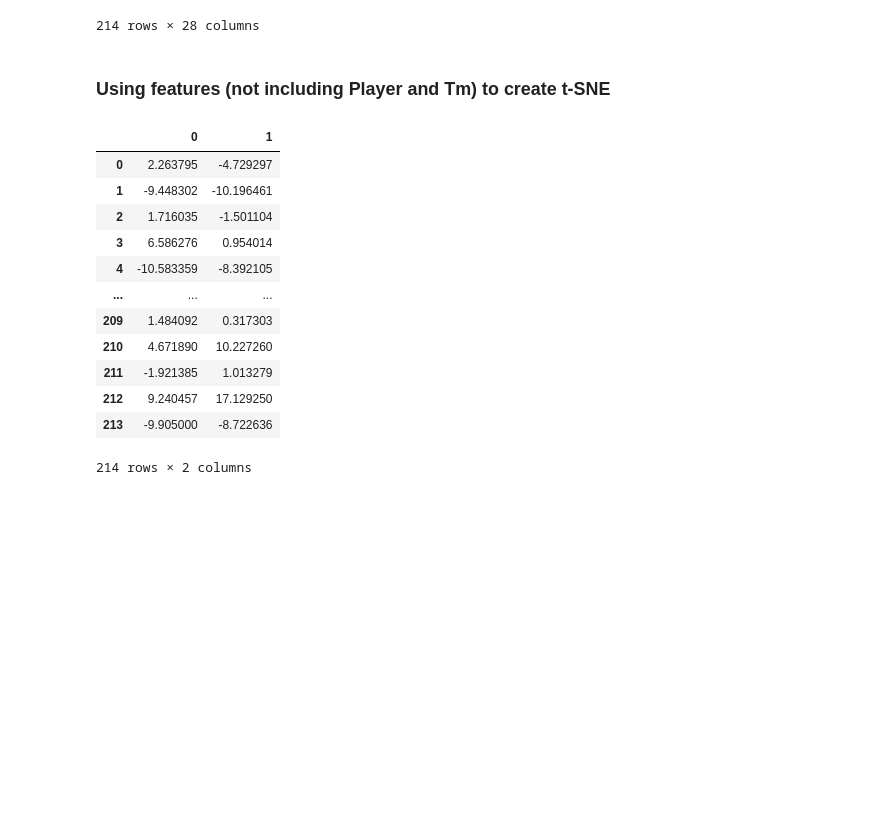
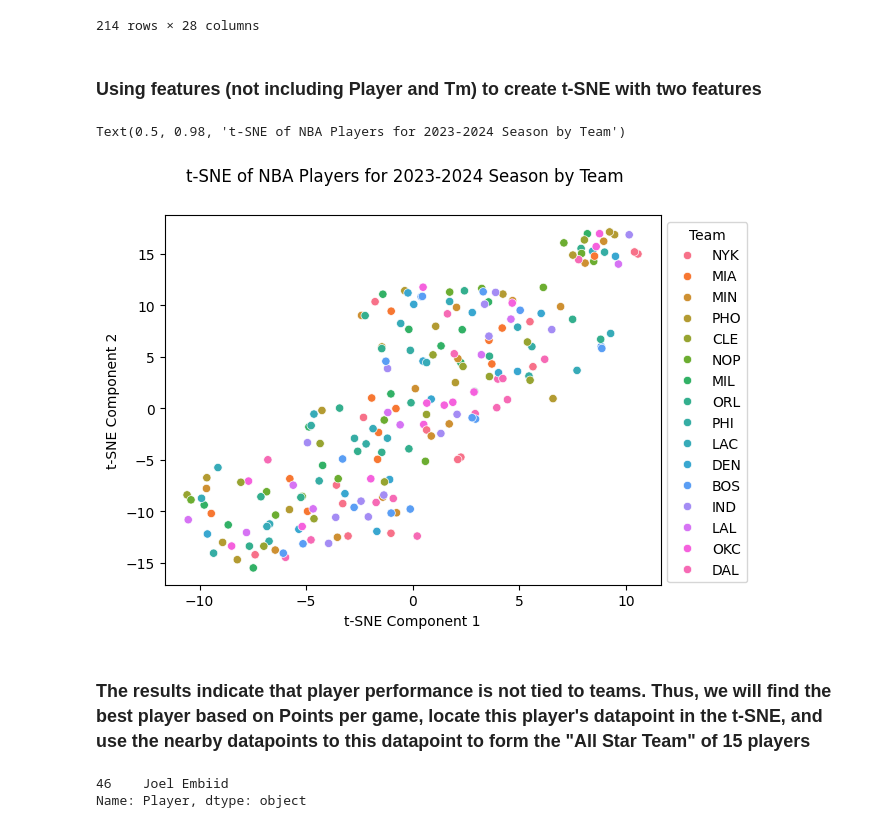
Before and after one commit to kjeeth04/NBA-pred, a Jupyter notebook: t-SNE.ipynb, the cells around one changed output. Saved outputs shown, nothing was run; the diff lists cells and outputs as text; code cells hidden in the pictures; blank space fills up the shorter version.

```diff
--- a/t-SNE.ipynb
+++ b/t-SNE.ipynb
@@ -23,23 +23,24 @@ df
 | 213 | Ivica Zubac | LAC | 16.2 | -0.195287 | -0.343249 | 0.372927 | 0.899003 | 1.292469 | 0.788305 | 1.041273 | ... | ... |
 214 rows × 28 columns
 # %% [markdown]
-### Using features (not including Player and Tm) to create t-SNE
+### Using features (not including Player and Tm) to create t-SNE with two features
 # %%
+#Initialize t-SNE model, transform the data, and turn resulting data into a dataframe
 tsne = TSNE(n_components=2, random_state=56)
 components = tsne.fit_transform(df.iloc[:, 3:])
-components = pd.DataFrame(components)
-components
+components = pd.concat([df[['Player', 'Tm']], pd.DataFrame(components)], axis=1)
+components = components.rename(columns={0: "t-SNE Component 1", 1: "t-SNE Component 2"})
-# %% [output]
-|  | 0 | 1 |
-| 0 | 2.263795 | -4.729297 |
-| 1 | -9.448302 | -10.196461 |
-| 2 | 1.716035 | -1.501104 |
-| 3 | 6.586276 | 0.954014 |
-| 4 | -10.583359 | -8.392105 |
-| ... | ... | ... |
-| 209 | 1.484092 | 0.317303 |
-| 210 | 4.671890 | 10.227260 |
-| 211 | -1.921385 | 1.013279 |
-| 212 | 9.240457 | 17.129250 |
-| 213 | -9.905000 | -8.722636 |
-214 rows × 2 columns
+# %%
+sns.scatterplot(data = components, x = "t-SNE Component 1", y = "t-SNE Component 2", hue = 'Tm')
+plt.legend(title = 'Team', loc='upper left', bbox_to_anchor=(1, 1))
+plt.suptitle("t-SNE of NBA Players for 2023-2024 Season by Team")
+# %% [output]
+Text(0.5, 0.98, 't-SNE of NBA Players for 2023-2024 Season by Team')
+[figure, added]
+# %% [markdown]
+### The results indicate that player performance is not tied to teams. Thus, we will find the best player based on Points per game, locate this player's datapoint in the t-SNE, and use the nearby datapoints to this datapoint to form the "All Star Team" of 15 players
+# %%
+df.loc[df['PTS'] == np.max(df['PTS'])]['Player']
+# %% [output]
+46    Joel Embiid
+Name: Player, dtype: object
```
Also changed, not shown: parts of 2 cells of this notebook.
